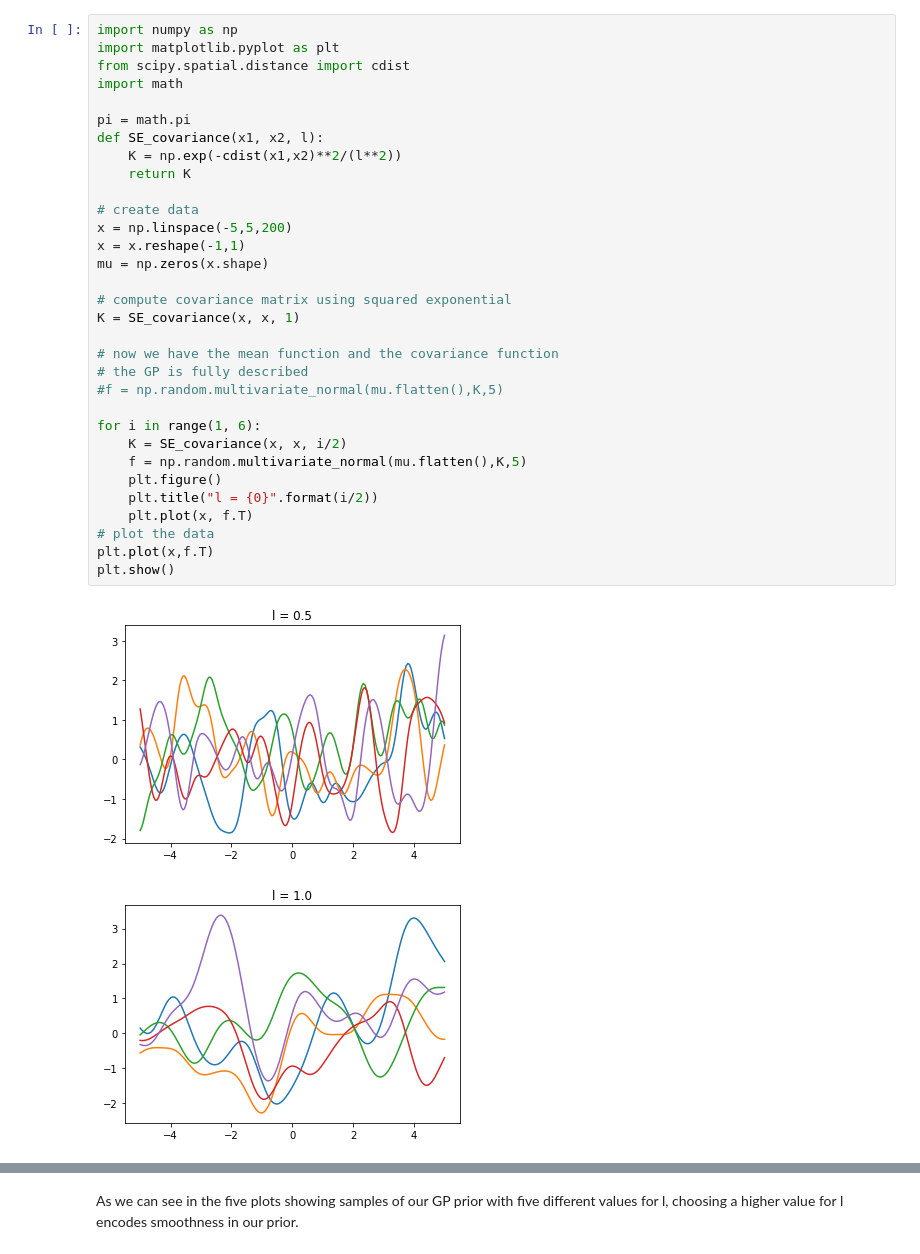
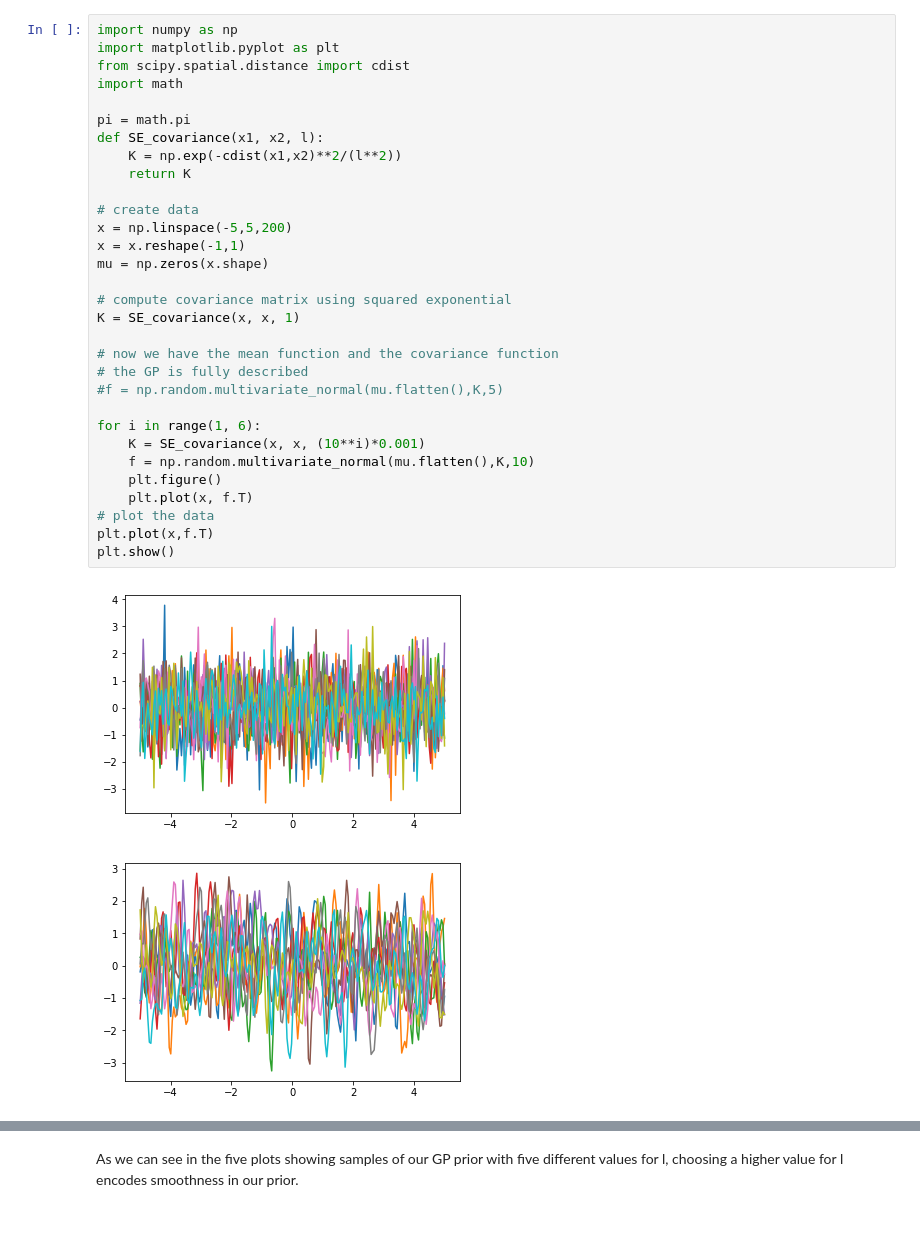
Before and after one commit to Xzanth/ML-cwk1-models, a Jupyter notebook: ML_CW1_QU13.ipynb, the cells around one changed output, grey strips where cells are left out. Drawn from its saved outputs; the diff is of its cells as text; blank space fills up the shorter version.

```diff
--- a/ML_CW1_QU13.ipynb
+++ b/ML_CW1_QU13.ipynb
@@ -1,35 +1,34 @@
 # %%
 import numpy as np
 import matplotlib.pyplot as plt
 from scipy.spatial.distance import cdist
 import math
 
 pi = math.pi
 def SE_covariance(x1, x2, l):
     K = np.exp(-cdist(x1,x2)**2/(l**2))
     return K
 
 # create data
 x = np.linspace(-5,5,200)
 x = x.reshape(-1,1)
 mu = np.zeros(x.shape)
 
 # compute covariance matrix using squared exponential
 K = SE_covariance(x, x, 1)
 
 # now we have the mean function and the covariance function
 # the GP is fully described
 #f = np.random.multivariate_normal(mu.flatten(),K,5)
 
 for i in range(1, 6):
-    K = SE_covariance(x, x, i/2)
-    f = np.random.multivariate_normal(mu.flatten(),K,5)
+    K = SE_covariance(x, x, (10**i)*0.001)
+    f = np.random.multivariate_normal(mu.flatten(),K,10)
     plt.figure()
-    plt.title("l = {0}".format(i/2))
     plt.plot(x, f.T)
 # plot the data
 plt.plot(x,f.T)
 plt.show()
 # %% [output]
-[figure, old version]
+[figure, new version]
-[figure, old version]
+[figure, new version]
```
Also changed, not shown: parts of 1 cell of this notebook, 5 other files.
